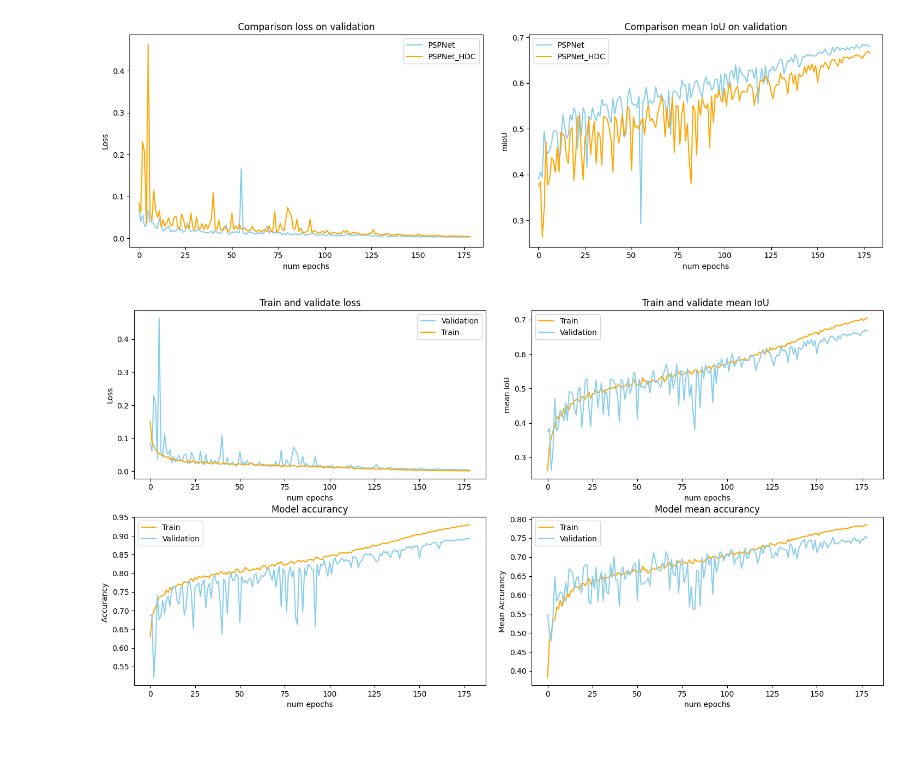
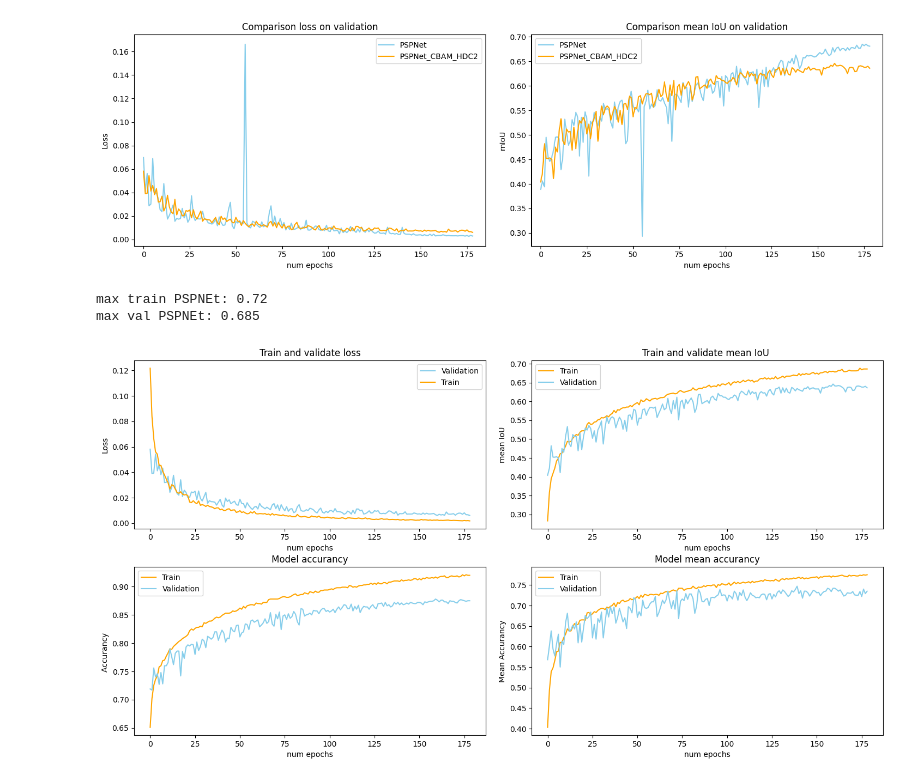
Before and after one commit to baobao1911/PSPNET-for-Identify-Prostate-Cancer, a Jupyter notebook: visualize_training.ipynb.ipynb, the cells around one changed output. Cells and saved outputs as stored; diff of their text form; code cells hidden in the pictures; blank space fills up the shorter version.

```diff
--- a/visualize_training.ipynb.ipynb
+++ b/visualize_training.ipynb.ipynb
@@ -13,7 +13,7 @@ val_mIou = data[5].tolist()
 val_mAcc = data[6].tolist()
 val_allAcc = data[7].tolist()
 # %%
-data = np.genfromtxt(r'D:\University\Semantic_Segmentation_for_Prostate_Cancer_Detection\Semantic_Segmentation_for_Prostate_Cancer_Detection\Training_result\Result_info\PSPNet_HDC.csv', \
+data = np.genfromtxt(r'D:\University\Semantic_Segmentation_for_Prostate_Cancer_Detection\Semantic_Segmentation_for_Prostate_Cancer_Detection\Training_result\Result_info\PSPNet_HDC2.csv', \
                      delimiter=',', dtype=float)
 train_loss1 = data[0].tolist()
 train_mIou1 = data[1].tolist()
@@ -26,25 +26,31 @@ val_allAcc1 = data[7].tolist()
 # %%
 fig, ax = plt.subplots(1, 2, figsize=(15, 5))
 fig.tight_layout(pad=3)
 
 ax[0].plot(val_loss, color='skyblue', label='PSPNet')
-ax[0].plot(val_loss1, color='orange', label='PSPNet_HDC')
+ax[0].plot(val_loss1, color='orange', label='PSPNet_CBAM_HDC2')
 ax[0].set_xlim([-5, 185])
 ax[0].legend()
 ax[0].set_title('Comparison loss on validation')
 ax[0].xaxis.set_label_text('num epochs')
 ax[0].yaxis.set_label_text('Loss')
 
 ax[1].plot(val_mIou, color='skyblue', label='PSPNet')
-ax[1].plot(val_mIou1, color='orange', label='PSPNet_HDC')
+ax[1].plot(val_mIou1, color='orange', label='PSPNet_CBAM_HDC2')
 ax[1].set_xlim([-5, 185])
 ax[1].legend()
 ax[1].set_title('Comparison mean IoU on validation')
 ax[1].xaxis.set_label_text('num epochs')
 ax[1].yaxis.set_label_text('mIoU')
 plt.show()
 # %% [output]
-[figure, old version]
+[figure, new version]
+# %%
+print(f'max train PSPNEt: {max(train_mIou)}')
+print(f'max val PSPNEt: {max(val_mIou)}')
+# %% [output]
+max train PSPNEt: 0.72
+max val PSPNEt: 0.685
 # %%
 fig, ax = plt.subplots(2, 2, figsize=(15,8))
 fig.tight_layout(pad=3)
@@ -79,4 +85,4 @@ ax[1, 0].xaxis.set_label_text('num epochs')
 ax[1, 0].yaxis.set_label_text('Accurancy ')
 plt.show()
 # %% [output]
-[figure, old version]
+[figure, new version]
```
Also changed, not shown: 6 other files.
